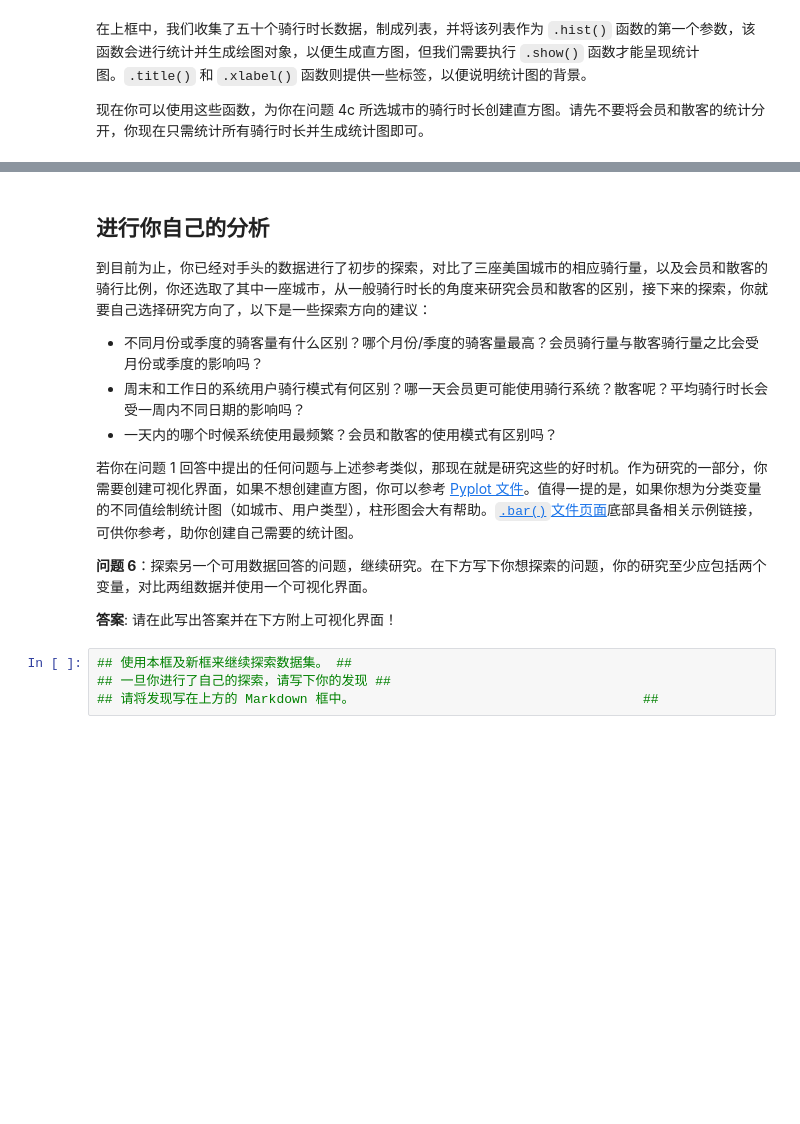
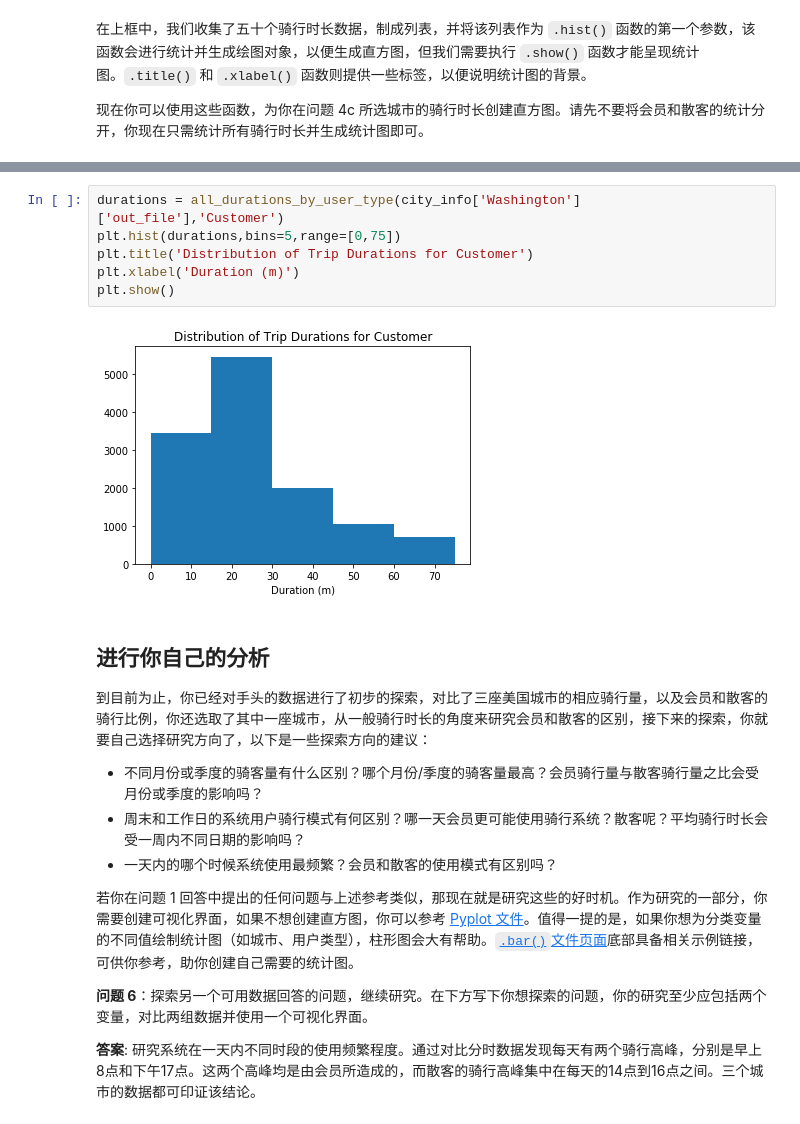
Before and after one commit to nevinxie/udacity_ml_beginner, a Jupyter notebook: Bike_Share_Analysis/Bike_Share_Analysis-zh.ipynb, the cells around one changed output, grey strips where cells are left out. Saved outputs shown, nothing was run; the diff lists cells and outputs as text; blank space fills up the shorter version.

```diff
--- a/Bike_Share_Analysis/Bike_Share_Analysis-zh.ipynb
+++ b/Bike_Share_Analysis/Bike_Share_Analysis-zh.ipynb
@@ -530,3 +571,11 @@ plt.show()
+# %%
+durations = all_durations_by_user_type(city_info['Washington']['out_file'],'Customer')
+plt.hist(durations,bins=5,range=[0,75])
+plt.title('Distribution of Trip Durations for Customer')
+plt.xlabel('Duration (m)')
+plt.show()
+# %% [output]
+[figure, added]
 # %% [markdown]
 <a id='eda_continued'></a>
 ## 进行你自己的分析
@@ -541,8 +590,4 @@ plt.show()
 
 **问题 6**：探索另一个可用数据回答的问题，继续研究。在下方写下你想探索的问题，你的研究至少应包括两个变量，对比两组数据并使用一个可视化界面。
 
-**答案**: 请在此写出答案并在下方附上可视化界面！
+**答案**: 研究系统在一天内不同时段的使用频繁程度。通过对比分时数据发现每天有两个骑行高峰，分别是早上8点和下午17点。这两个高峰均是由会员所造成的，而散客的骑行高峰集中在每天的14点到16点之间。三个城市的数据都可印证该结论。
-# %%
-## 使用本框及新框来继续探索数据集。 ##
-## 一旦你进行了自己的探索，请写下你的发现 ##
-## 请将发现写在上方的 Markdown 框中。                                     ##
```
Also changed, not shown: parts of 11 cells of this notebook, 1 other file.
